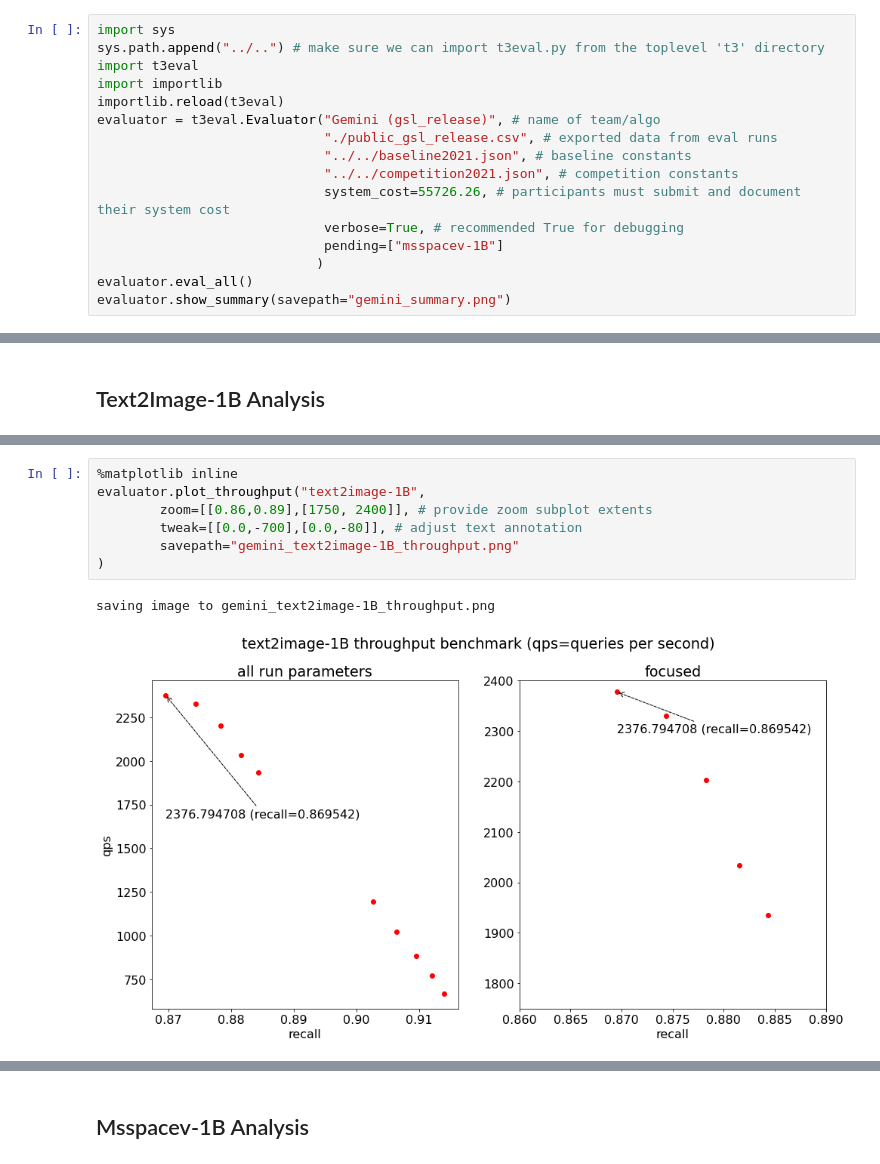
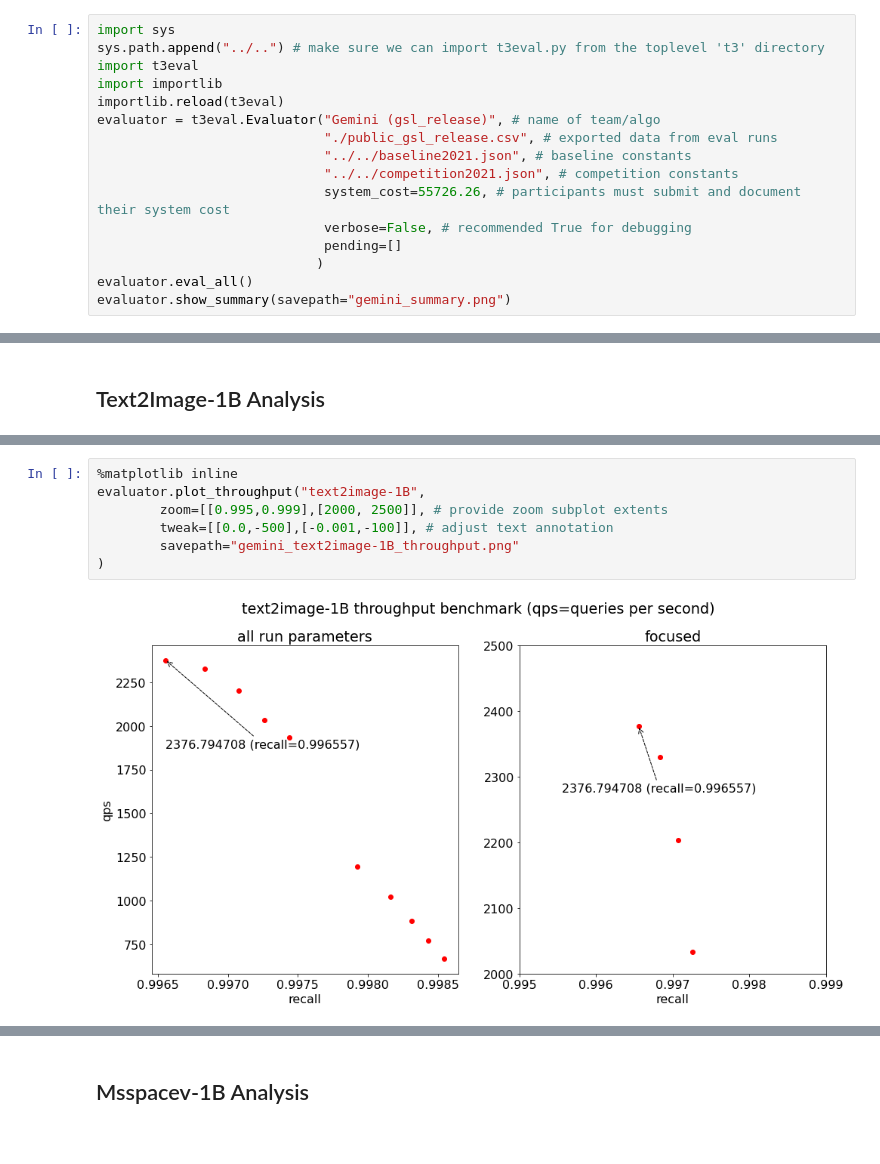
Before and after one commit to harsha-simhadri/big-ann-benchmarks, a Jupyter notebook: t3/eval_2021/gemini/EvalPublic_gsl_release.ipynb, the cells around one changed output, grey strips where cells are left out. Saved outputs shown, nothing was run; the diff lists cells and outputs as text.

```diff
--- a/t3/eval_2021/gemini/EvalPublic_gsl_release.ipynb
+++ b/t3/eval_2021/gemini/EvalPublic_gsl_release.ipynb
@@ -11,8 +11,8 @@ evaluator = t3eval.Evaluator("Gemini (gsl_release)", # name of team/algo
                              "../../baseline2021.json", # baseline constants
                              "../../competition2021.json", # competition constants
                              system_cost=55726.26, # participants must submit and document their system cost
-                             verbose=True, # recommended True for debugging
-                             pending=["msspacev-1B"]
+                             verbose=False, # recommended True for debugging
+                             pending=[]
                             )
 evaluator.eval_all()
 evaluator.show_summary(savepath="gemini_summary.png")
@@ -124,13 +96,12 @@ saving image to gemini_text2image-1B_recall.png
 # %%
 %matplotlib inline
 evaluator.plot_throughput("text2image-1B",
-        zoom=[[0.86,0.89],[1750, 2400]], # provide zoom subplot extents
-        tweak=[[0.0,-700],[0.0,-80]], # adjust text annotation
+        zoom=[[0.995,0.999],[2000, 2500]], # provide zoom subplot extents
+        tweak=[[0.0,-500],[-0.001,-100]], # adjust text annotation
         savepath="gemini_text2image-1B_throughput.png"
 )
 # %% [output]
-saving image to gemini_text2image-1B_throughput.png
-[figure, old version]
+[figure, new version]
 # %%
 %matplotlib inline
 evaluator.plot_power("text2image-1B",
```
Also changed, not shown: parts of 15 cells of this notebook, 17 other files.
